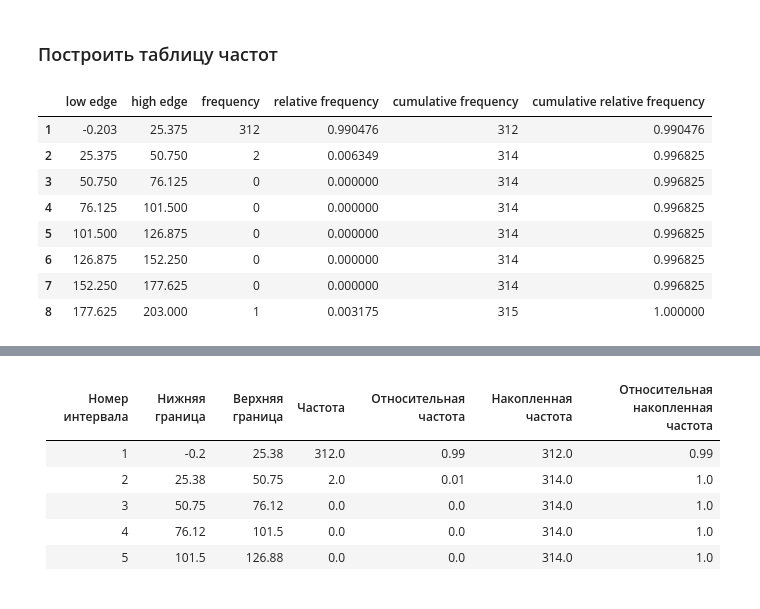
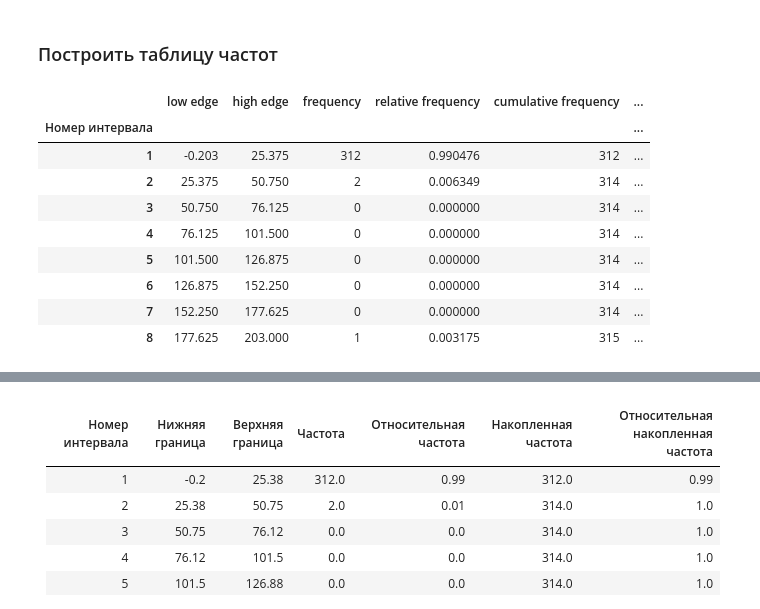
Before and after one commit to retrobannerS/mephi_stats, a Jupyter notebook: bdz/var_7_2/notebook.ipynb, the cells around one changed output, grey strips where cells are left out. Cells and saved outputs as stored; diff of their text form; code cells hidden in the pictures.

```diff
--- a/bdz/var_7_2/notebook.ipynb
+++ b/bdz/var_7_2/notebook.ipynb
@@ -261,24 +267,25 @@ mprint(f"Ширина интервалов: от {delta_min:.2f} до {delta_max
 # %% [markdown]
 ### Построить таблицу частот
 # %%
-groups = pd.DataFrame(index=range(1, k + 1))
+groups = pd.DataFrame(index=pd.Index(range(1, k + 1), name="Номер интервала"))
 groups["low edge"] = [interval.left for interval in X["group"].cat.categories]
 groups["high edge"] = [interval.right for interval in X["group"].cat.categories]
 groups["frequency"] = X["group"].value_counts().sort_index().values
 groups["relative frequency"] = groups["frequency"] / n
 groups["cumulative frequency"] = groups["frequency"].cumsum()
 groups["cumulative relative frequency"] = groups["cumulative frequency"] / n
 groups
 # %% [output]
-|  | low edge | high edge | frequency | relative frequency | cumulative frequency | cumulative relative frequency |
-| 1 | -0.203 | 25.375 | 312 | 0.990476 | 312 | 0.990476 |
-| 2 | 25.375 | 50.750 | 2 | 0.006349 | 314 | 0.996825 |
-| 3 | 50.750 | 76.125 | 0 | 0.000000 | 314 | 0.996825 |
-| 4 | 76.125 | 101.500 | 0 | 0.000000 | 314 | 0.996825 |
-| 5 | 101.500 | 126.875 | 0 | 0.000000 | 314 | 0.996825 |
-| 6 | 126.875 | 152.250 | 0 | 0.000000 | 314 | 0.996825 |
-| 7 | 152.250 | 177.625 | 0 | 0.000000 | 314 | 0.996825 |
-| 8 | 177.625 | 203.000 | 1 | 0.003175 | 315 | 1.000000 |
+|  | low edge | high edge | frequency | relative frequency | cumulative frequency | ... |
+| Номер интервала |  |  |  |  |  | ... |
+| 1 | -0.203 | 25.375 | 312 | 0.990476 | 312 | ... |
+| 2 | 25.375 | 50.750 | 2 | 0.006349 | 314 | ... |
+| 3 | 50.750 | 76.125 | 0 | 0.000000 | 314 | ... |
+| 4 | 76.125 | 101.500 | 0 | 0.000000 | 314 | ... |
+| 5 | 101.500 | 126.875 | 0 | 0.000000 | 314 | ... |
+| 6 | 126.875 | 152.250 | 0 | 0.000000 | 314 | ... |
+| 7 | 152.250 | 177.625 | 0 | 0.000000 | 314 | ... |
+| 8 | 177.625 | 203.000 | 1 | 0.003175 | 315 | ... |
 # %%
 # Чтобы быстрее заполнить табличку
 print(dataframe_to_markdown(groups))
```
Also changed, not shown: parts of 81 cells of this notebook, 1 other file.
